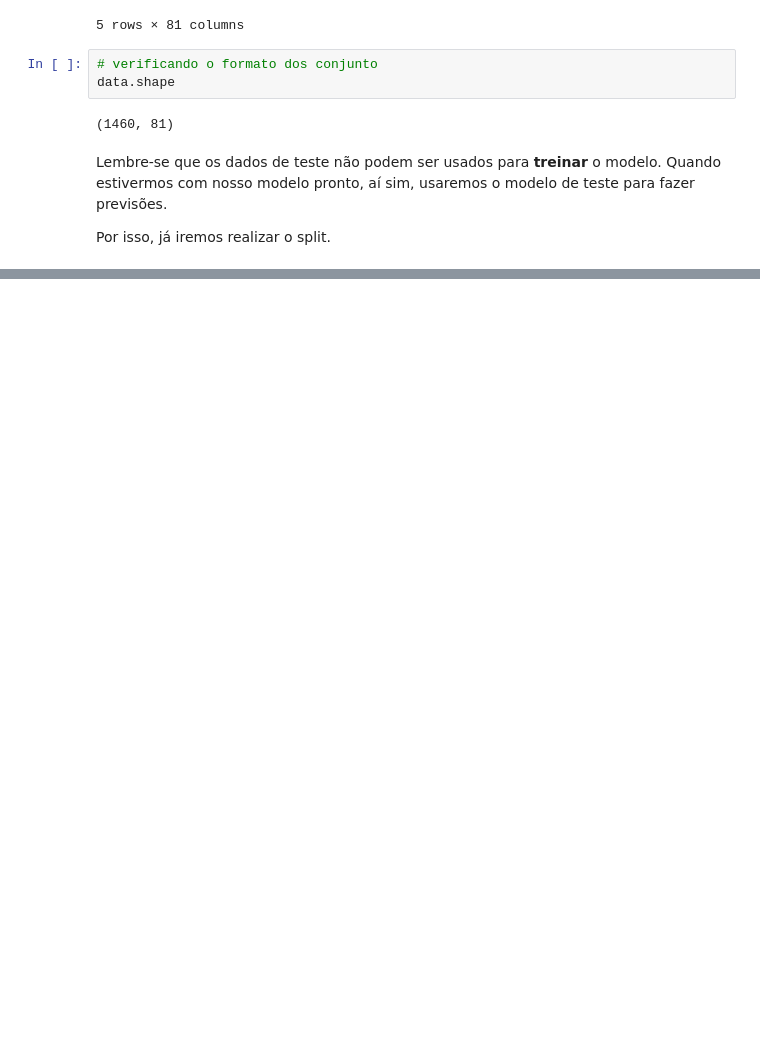
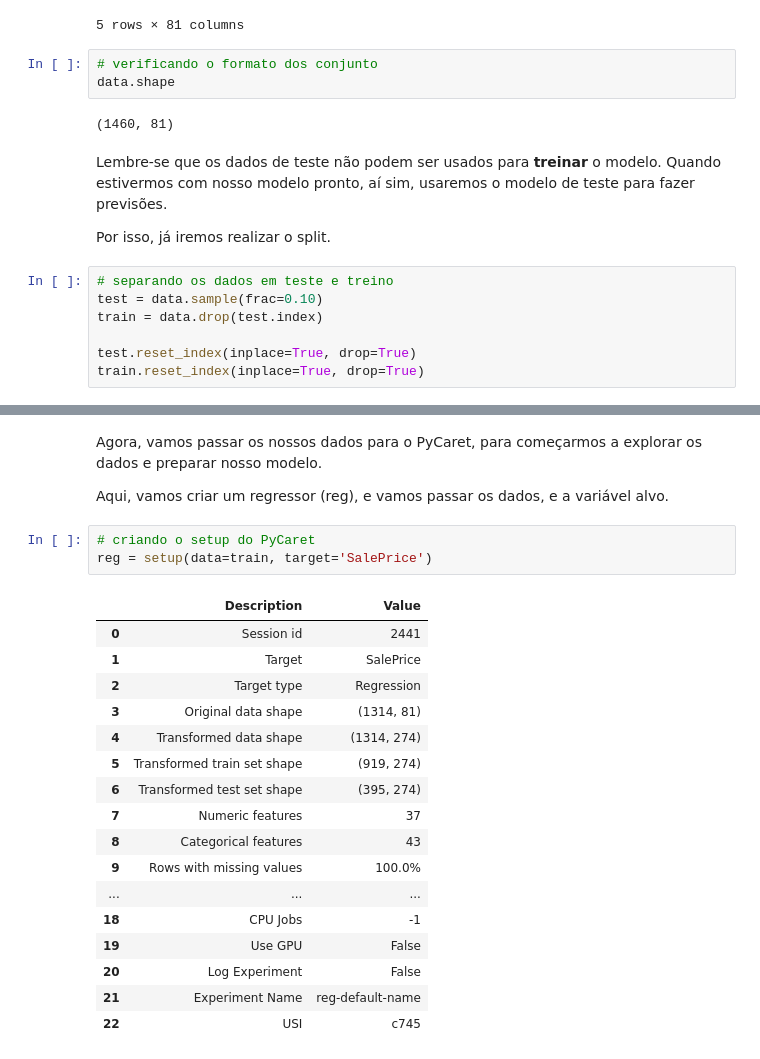
Before and after one commit to JhonnyLimachi/Sigmoidal, a Jupyter notebook: 38_Regressão_com_PyCaret.ipynb, the cells around one changed output, grey strips where cells are left out. Drawn from its saved outputs; the diff is of its cells as text; blank space fills up the shorter version.

```diff
--- a/38_Regressão_com_PyCaret.ipynb
+++ b/38_Regressão_com_PyCaret.ipynb
@@ -63,3 +63,10 @@ data.shape
 Lembre-se que os dados de teste não podem ser usados para **treinar** o modelo. Quando estivermos com nosso modelo pronto, aí sim, usaremos o modelo de teste para fazer previsões.
 
 Por isso, já iremos realizar o split.
+# %%
+# separando os dados em teste e treino
+test = data.sample(frac=0.10)
+train = data.drop(test.index)
+
+test.reset_index(inplace=True, drop=True)
+train.reset_index(inplace=True, drop=True)
@@ -65,0 +88,25 @@ Por isso, já iremos realizar o split.
+# %% [markdown]
+Agora, vamos passar os nossos dados para o PyCaret, para começarmos a explorar os dados e preparar nosso modelo.
+
+Aqui, vamos criar um regressor (reg), e vamos passar os dados, e a variável alvo.
+# %%
+# criando o setup do PyCaret
+reg = setup(data=train, target='SalePrice')
+# %% [output]
+|  | Description | Value |
+| 0 | Session id | 2441 |
+| 1 | Target | SalePrice |
+| 2 | Target type | Regression |
+| 3 | Original data shape | (1314, 81) |
+| 4 | Transformed data shape | (1314, 274) |
+| 5 | Transformed train set shape | (919, 274) |
+| 6 | Transformed test set shape | (395, 274) |
+| 7 | Numeric features | 37 |
+| 8 | Categorical features | 43 |
+| 9 | Rows with missing values | 100.0% |
+| ... | ... | ... |
+| 18 | CPU Jobs | -1 |
+| 19 | Use GPU | False |
+| 20 | Log Experiment | False |
+| 21 | Experiment Name | reg-default-name |
+| 22 | USI | c745 |
```
Also changed, not shown: parts of 17 cells of this notebook.
